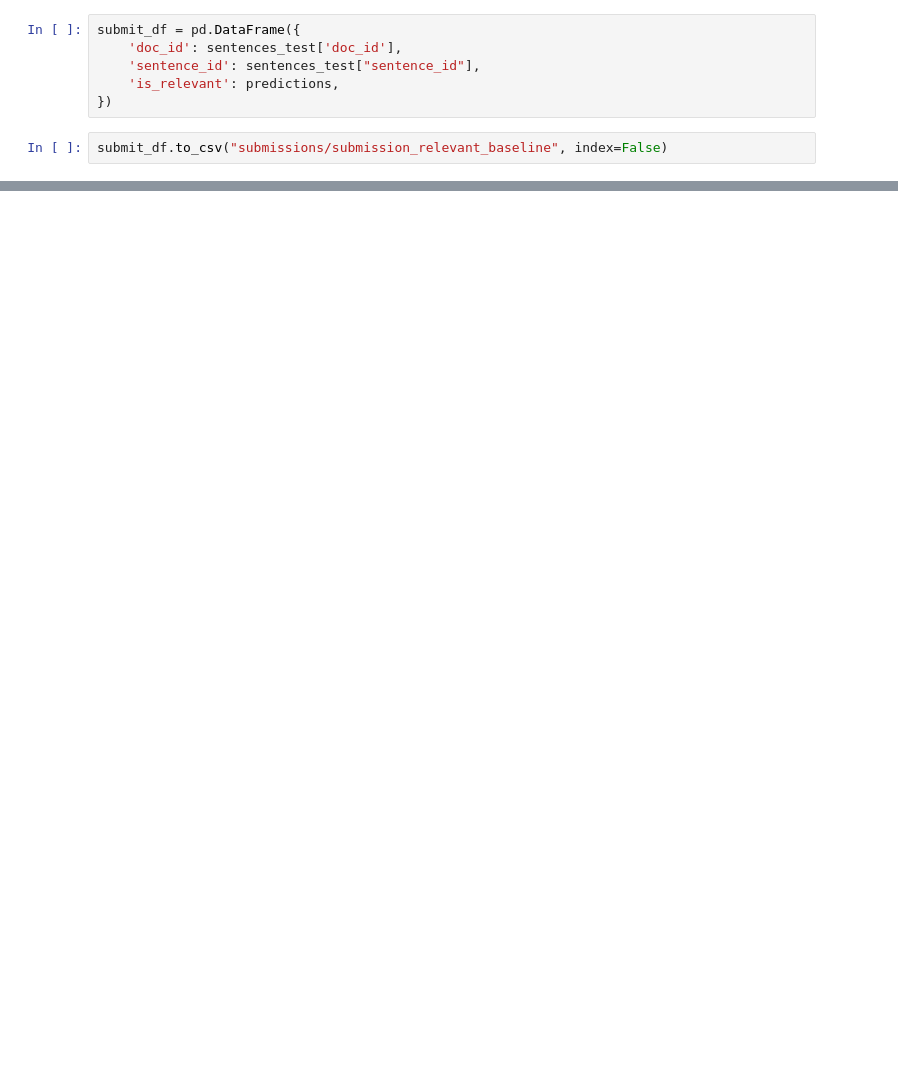
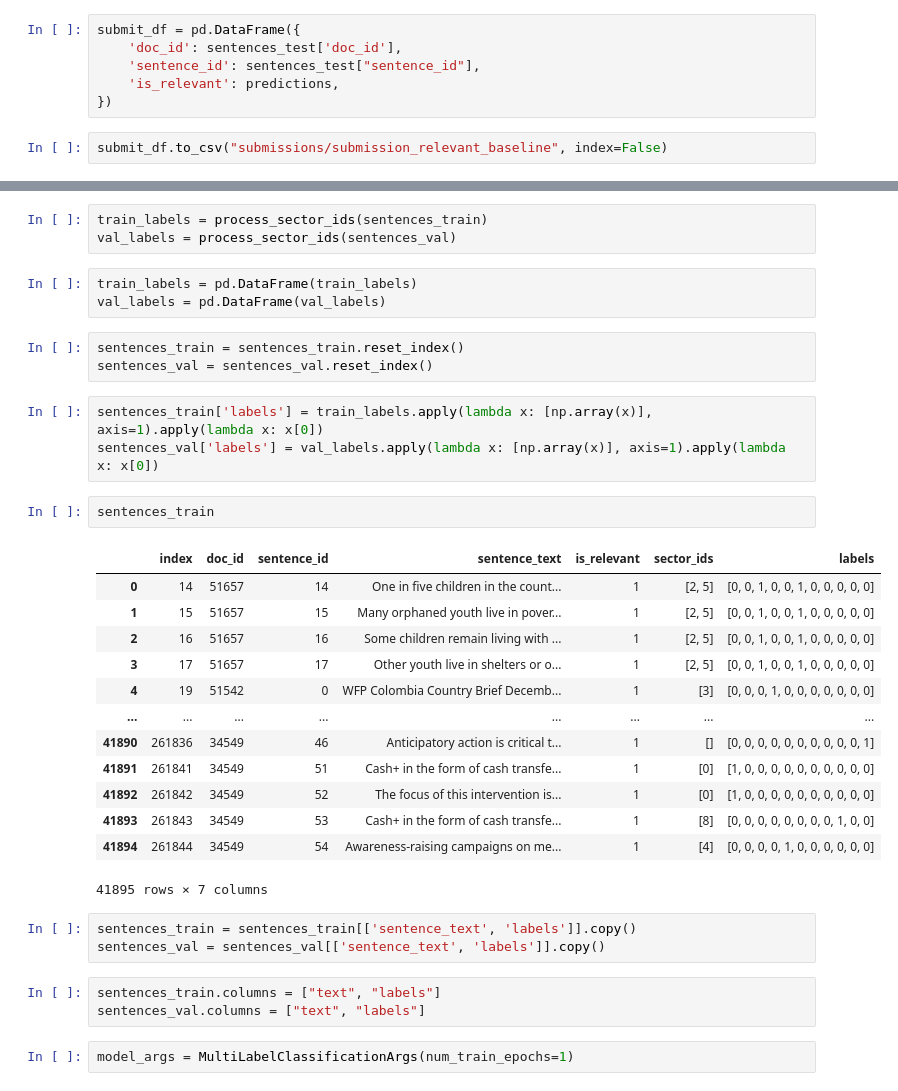
Before and after one commit to mantasbandonis/CHEERS-challenge, a Jupyter notebook: Round_1/simply_transformers.ipynb, the cells around one changed output, grey strips where cells are left out. Cells and saved outputs as stored; diff of their text form; blank space fills up the shorter version.

Commit message:
implement multi-label classification

```diff
--- a/Round_1/simply_transformers.ipynb
+++ b/Round_1/simply_transformers.ipynb
@@ -210,0 +137,36 @@ submit_df.to_csv("submissions/submission_relevant_baseline", index=False)
+# %%
+train_labels = process_sector_ids(sentences_train)
+val_labels = process_sector_ids(sentences_val)
+# %%
+train_labels = pd.DataFrame(train_labels)
+val_labels = pd.DataFrame(val_labels)
+# %%
+sentences_train = sentences_train.reset_index()
+sentences_val = sentences_val.reset_index()
+# %%
+sentences_train['labels'] = train_labels.apply(lambda x: [np.array(x)], axis=1).apply(lambda x: x[0])
+sentences_val['labels'] = val_labels.apply(lambda x: [np.array(x)], axis=1).apply(lambda x: x[0])
+# %%
+sentences_train
+# %% [output]
+|  | index | doc_id | sentence_id | sentence_text | is_relevant | sector_ids | labels |
+| 0 | 14 | 51657 | 14 | One in five children in the count... | 1 | [2, 5] | [0, 0, 1, 0, 0, 1, 0, 0, 0, 0, 0] |
+| 1 | 15 | 51657 | 15 | Many orphaned youth live in pover... | 1 | [2, 5] | [0, 0, 1, 0, 0, 1, 0, 0, 0, 0, 0] |
+| 2 | 16 | 51657 | 16 | Some children remain living with ... | 1 | [2, 5] | [0, 0, 1, 0, 0, 1, 0, 0, 0, 0, 0] |
+| 3 | 17 | 51657 | 17 | Other youth live in shelters or o... | 1 | [2, 5] | [0, 0, 1, 0, 0, 1, 0, 0, 0, 0, 0] |
+| 4 | 19 | 51542 | 0 | WFP Colombia Country Brief Decemb... | 1 | [3] | [0, 0, 0, 1, 0, 0, 0, 0, 0, 0, 0] |
+| ... | ... | ... | ... | ... | ... | ... | ... |
+| 41890 | 261836 | 34549 | 46 | Anticipatory action is critical t... | 1 | [] | [0, 0, 0, 0, 0, 0, 0, 0, 0, 0, 1] |
+| 41891 | 261841 | 34549 | 51 | Cash+ in the form of cash transfe... | 1 | [0] | [1, 0, 0, 0, 0, 0, 0, 0, 0, 0, 0] |
+| 41892 | 261842 | 34549 | 52 | The focus of this intervention is... | 1 | [0] | [1, 0, 0, 0, 0, 0, 0, 0, 0, 0, 0] |
+| 41893 | 261843 | 34549 | 53 | Cash+ in the form of cash transfe... | 1 | [8] | [0, 0, 0, 0, 0, 0, 0, 0, 1, 0, 0] |
+| 41894 | 261844 | 34549 | 54 | Awareness-raising campaigns on me... | 1 | [4] | [0, 0, 0, 0, 1, 0, 0, 0, 0, 0, 0] |
+41895 rows × 7 columns
+# %%
+sentences_train = sentences_train[['sentence_text', 'labels']].copy()
+sentences_val = sentences_val[['sentence_text', 'labels']].copy()
+# %%
+sentences_train.columns = ["text", "labels"]
+sentences_val.columns = ["text", "labels"]
+# %%
+model_args = MultiLabelClassificationArgs(num_train_epochs=1)
```
Also changed, not shown: parts of 24 cells of this notebook, 2 other files.
